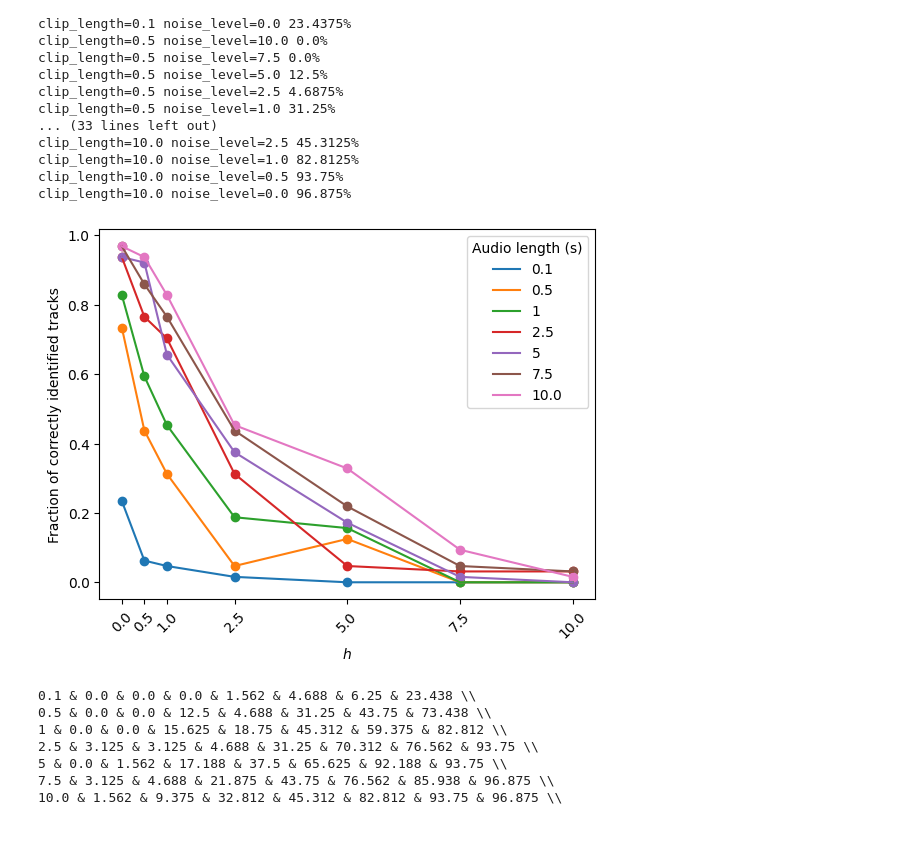
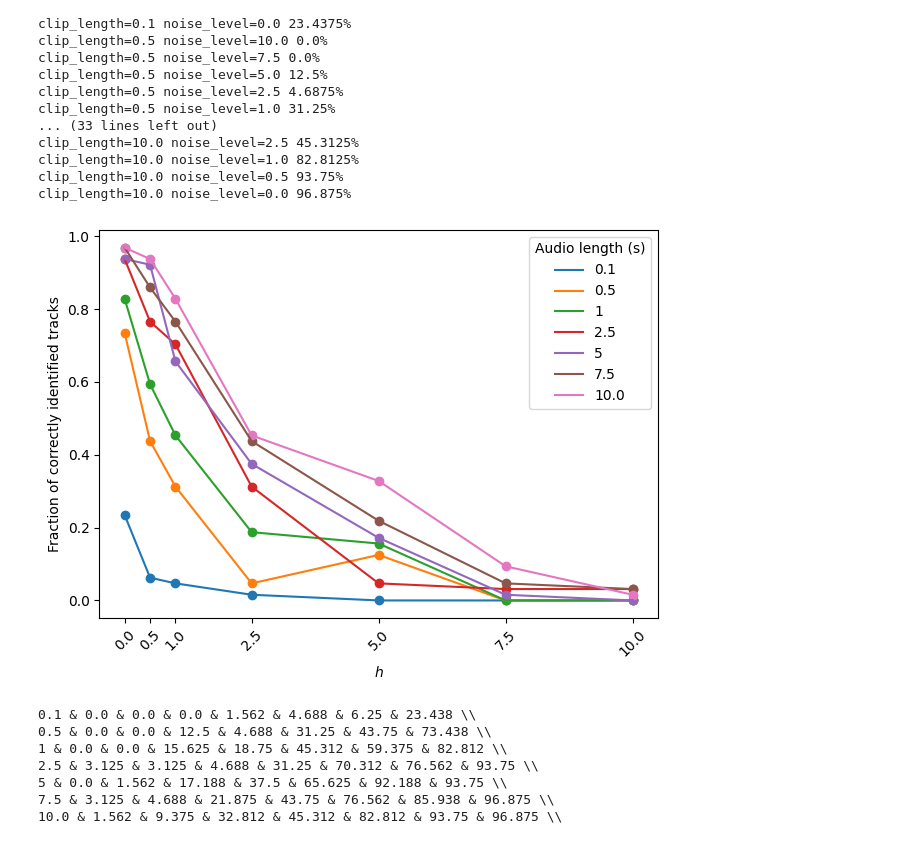
Before and after one commit to ArjunS07/math-ee-code, a Jupyter notebook: audio_recognition/main.ipynb, the cells around one changed output. Saved outputs shown, nothing was run; the diff lists cells and outputs as text; code cells hidden in the pictures.

Commit message:
Uncrop image

```diff
--- a/audio_recognition/main.ipynb
+++ b/audio_recognition/main.ipynb
@@ -220,28 +220,21 @@ clip_length=10.0 noise_level=2.5 45.3125%
 clip_length=10.0 noise_level=1.0 82.8125%
 clip_length=10.0 noise_level=0.5 93.75%
 clip_length=10.0 noise_level=0.0 96.875%
-# %%
-accuracies = [[0.0, 0.0, 0.0, 0.015625, 0.046875, 0.0625, 0.234375],
- [0.0, 0.0, 0.125, 0.046875, 0.3125, 0.4375, 0.734375],
- [0.0, 0.0, 0.15625, 0.1875, 0.453125, 0.59375, 0.828125],
- [0.03125, 0.03125, 0.046875, 0.3125, 0.703125, 0.765625, 0.9375],
- [0.0, 0.015625, 0.171875, 0.375, 0.65625, 0.921875, 0.9375],
- [0.03125, 0.046875, 0.21875, 0.4375, 0.765625, 0.859375, 0.96875],
- [0.015625, 0.09375, 0.328125, 0.453125, 0.828125, 0.9375, 0.96875]]
 # %%
 for i in range(len(accuracies)):
     plt.scatter(list(reversed(settings.NOISE_LEVELS)), accuracies[i], label='_nolegend_')
     plt.plot(list(reversed(settings.NOISE_LEVELS)), accuracies[i])
 
 plt.legend(settings.CLIP_LENGTHS)
 plt.gca().get_legend().set_title('Audio length (s)')
 plt.xlabel('$h$')
 plt.ylabel('Fraction of correctly identified tracks')
 plt.xticks(settings.NOISE_LEVELS)
 plt.xticks(rotation=45)
+plt.tight_layout()
 plt.savefig('./figs/accuracy-of-recogniser.png', dpi=300)
 # %% [output]
-[figure, old version]
+[figure, new version]
 # %%
 table = """"""
 for i, accuracy_set in enumerate(accuracies):
```
Also changed, not shown: 1 other file.
